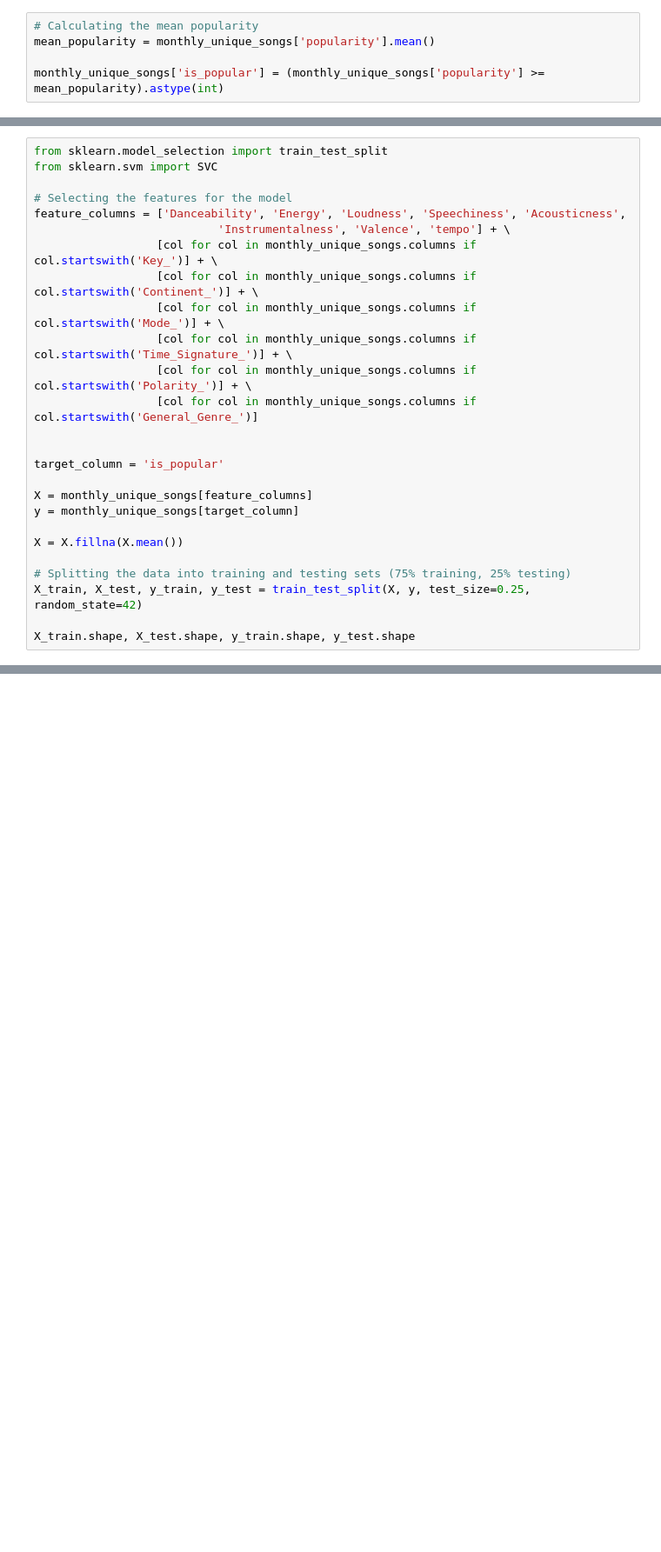
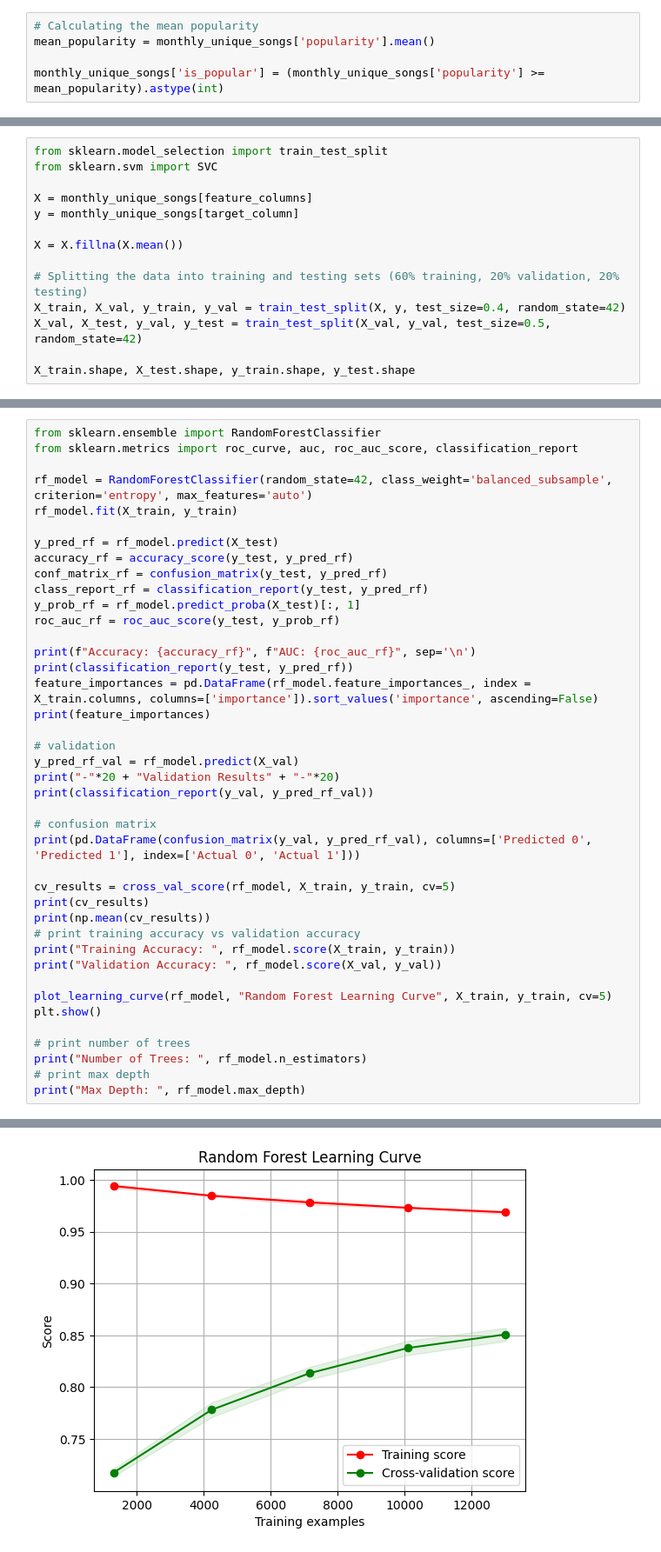
Before and after one commit to Jonathan0516/Spotifypopularityprediction, a Jupyter notebook: popularity.ipynb, the cells around one changed output, grey strips where cells are left out. Shown at 87% size. Saved outputs shown, nothing was run; the diff lists cells and outputs as text; blank space fills up the shorter version.

Commit message:
fix: preprocessing encoder feat: mlp classifier

```diff
--- a/popularity.ipynb
+++ b/popularity.ipynb
@@ -185,27 +272,15 @@ monthly_unique_songs.head(500)
 # %%
 from sklearn.model_selection import train_test_split
 from sklearn.svm import SVC
-
-# Selecting the features for the model
-feature_columns = ['Danceability', 'Energy', 'Loudness', 'Speechiness', 'Acousticness',
-                           'Instrumentalness', 'Valence', 'tempo'] + \
-                  [col for col in monthly_unique_songs.columns if col.startswith('Key_')] + \
-                  [col for col in monthly_unique_songs.columns if col.startswith('Continent_')] + \
-                  [col for col in monthly_unique_songs.columns if col.startswith('Mode_')] + \
-                  [col for col in monthly_unique_songs.columns if col.startswith('Time_Signature_')] + \
-                  [col for col in monthly_unique_songs.columns if col.startswith('Polarity_')] + \
-                  [col for col in monthly_unique_songs.columns if col.startswith('General_Genre_')]
-
-
-target_column = 'is_popular'
 
 X = monthly_unique_songs[feature_columns]
 y = monthly_unique_songs[target_column]
 
 X = X.fillna(X.mean())
 
-# Splitting the data into training and testing sets (75% training, 25% testing)
-X_train, X_test, y_train, y_test = train_test_split(X, y, test_size=0.25, random_state=42)
+# Splitting the data into training and testing sets (60% training, 20% validation, 20% testing)
+X_train, X_val, y_train, y_val = train_test_split(X, y, test_size=0.4, random_state=42)
+X_val, X_test, y_val, y_test = train_test_split(X_val, y_val, test_size=0.5, random_state=42)
 
 X_train.shape, X_test.shape, y_train.shape, y_test.shape
 # %% [output]
@@ -250,0 +321,42 @@ accuracy_rf, conf_matrix_rf, class_report_rf, roc_auc_rf
+# %%
+from sklearn.ensemble import RandomForestClassifier
+from sklearn.metrics import roc_curve, auc, roc_auc_score, classification_report
+
+rf_model = RandomForestClassifier(random_state=42, class_weight='balanced_subsample', criterion='entropy', max_features='auto')
+rf_model.fit(X_train, y_train)
+
+y_pred_rf = rf_model.predict(X_test)
+accuracy_rf = accuracy_score(y_test, y_pred_rf)
+conf_matrix_rf = confusion_matrix(y_test, y_pred_rf)
+class_report_rf = classification_report(y_test, y_pred_rf)
+y_prob_rf = rf_model.predict_proba(X_test)[:, 1]
+roc_auc_rf = roc_auc_score(y_test, y_prob_rf)
+
+print(f"Accuracy: {accuracy_rf}", f"AUC: {roc_auc_rf}", sep='\n')
+print(classification_report(y_test, y_pred_rf))
+feature_importances = pd.DataFrame(rf_model.feature_importances_, index = X_train.columns, columns=['importance']).sort_values('importance', ascending=False)
+print(feature_importances)
+
+# validation
+y_pred_rf_val = rf_model.predict(X_val)
+print("-"*20 + "Validation Results" + "-"*20)
+print(classification_report(y_val, y_pred_rf_val))
+
+# confusion matrix
+print(pd.DataFrame(confusion_matrix(y_val, y_pred_rf_val), columns=['Predicted 0', 'Predicted 1'], index=['Actual 0', 'Actual 1']))
+
+cv_results = cross_val_score(rf_model, X_train, y_train, cv=5)
+print(cv_results)
+print(np.mean(cv_results))
+# print training accuracy vs validation accuracy
+print("Training Accuracy: ", rf_model.score(X_train, y_train))
+print("Validation Accuracy: ", rf_model.score(X_val, y_val))
+
+plot_learning_curve(rf_model, "Random Forest Learning Curve", X_train, y_train, cv=5)
+plt.show()
+
+# print number of trees
+print("Number of Trees: ", rf_model.n_estimators)
+# print max depth
+print("Max Depth: ", rf_model.max_depth)
+# %% [output]
@@ -250,0 +380 @@ accuracy_rf, conf_matrix_rf, class_report_rf, roc_auc_rf
+[figure, added]
```
Also changed, not shown: parts of 22 cells of this notebook, 1 other file.
